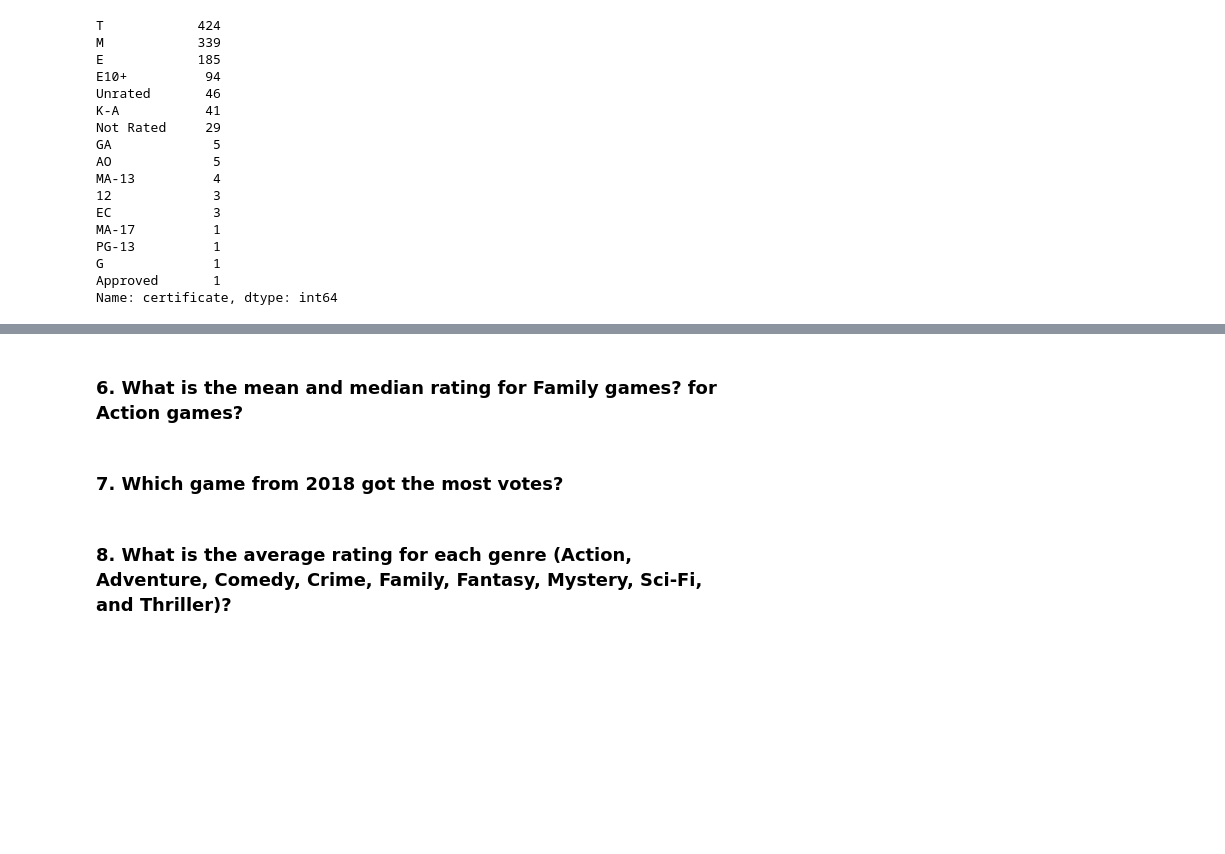
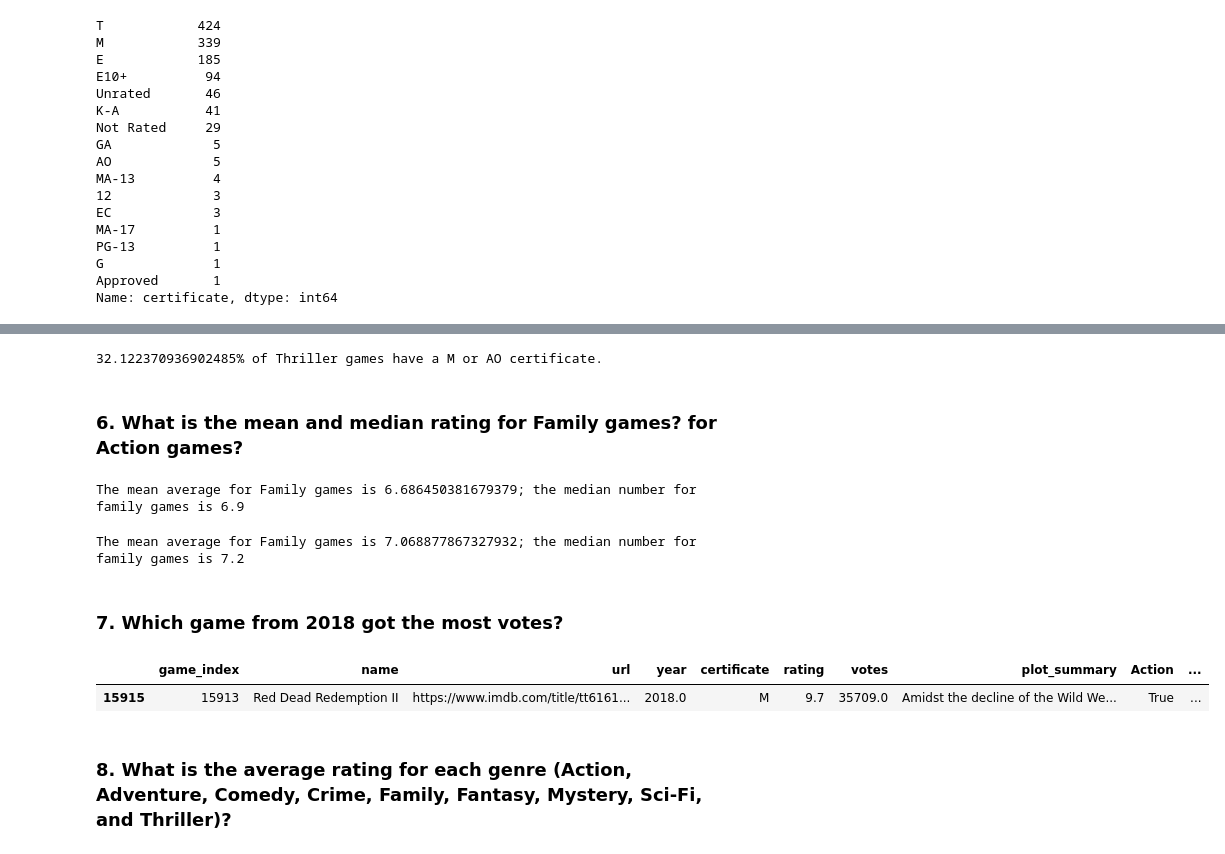
Before and after one commit to PHarris2002/cis277-fa22-Lab3, a Jupyter notebook: Lab3.ipynb, the cells around one changed output, grey strips where cells are left out. Saved outputs shown, nothing was run; the diff lists cells and outputs as text; code cells hidden in the pictures; blank space fills up the shorter version.

```diff
--- a/Lab3.ipynb
+++ b/Lab3.ipynb
@@ -159,6 +158,45 @@ Name: certificate, dtype: int64
+# %%
+#Gets total of the entire sum
+thriller_total = df['Thriller'].sum()
+
+#Gets only Thriller's certificates
+thriller_certificate_mask = df[df.Thriller].certificate
+
+#Gets total of M and AO rated games
+thriller_m_ao_total = (thriller_certificate_mask == 'M').sum() + (thriller_certificate_mask == 'AO').sum()
+thriller_m_ao_total
+
+#Calculates the percentage of M and AO rated games
+calculated_percentage = (thriller_m_ao_total / thriller_total) * 100
+
+print(f"{calculated_percentage}% of Thriller games have a M or AO certificate.")
+# %% [output]
+32.122370936902485% of Thriller games have a M or AO certificate.
 # %% [markdown]
 ### 6. What is the mean and median rating for Family games? for Action games?
+# %%
+family_mean = df[df.Family].rating.mean()
+family_median = df[df.Family].rating.median()
+
+print(f"The mean average for Family games is {family_mean}; the median number for family games is {family_median}")
+# %% [output]
+The mean average for Family games is 6.686450381679379; the median number for family games is 6.9
+# %%
+action_mean = df[df.Action].rating.mean()
+action_median = df[df.Action].rating.median()
+
+print(f"The mean average for Family games is {action_mean}; the median number for family games is {action_median}")
+# %% [output]
+The mean average for Family games is 7.068877867327932; the median number for family games is 7.2
 # %% [markdown]
 ### 7. Which game from 2018 got the most votes?
+# %%
+year_mask = df["year"] == 2018
+max_year_votes = df[year_mask].votes.max()
+
+df.loc[df['votes'] == max_year_votes]
+# %% [output]
+|  | game_index | name | url | year | certificate | rating | votes | plot_summary | Action | ... |
+| 15915 | 15913 | Red Dead Redemption II | https://www.imdb.com/title/tt6161... | 2018.0 | M | 9.7 | 35709.0 | Amidst the decline of the Wild We... | True | ... |
 # %% [markdown]
 ### 8. What is the average rating for each genre (Action, Adventure, Comedy, Crime, Family, Fantasy, Mystery, Sci-Fi, and Thriller)?
```
Also changed, not shown: parts of 7 cells of this notebook.
